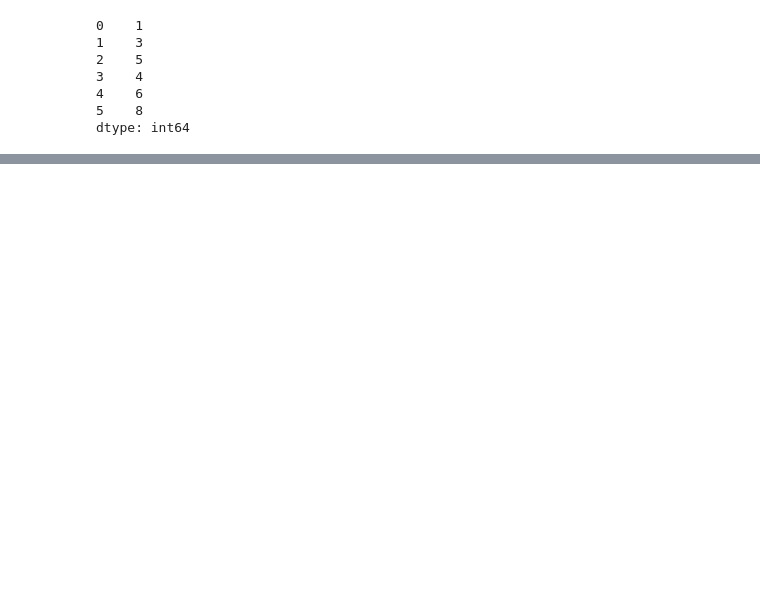
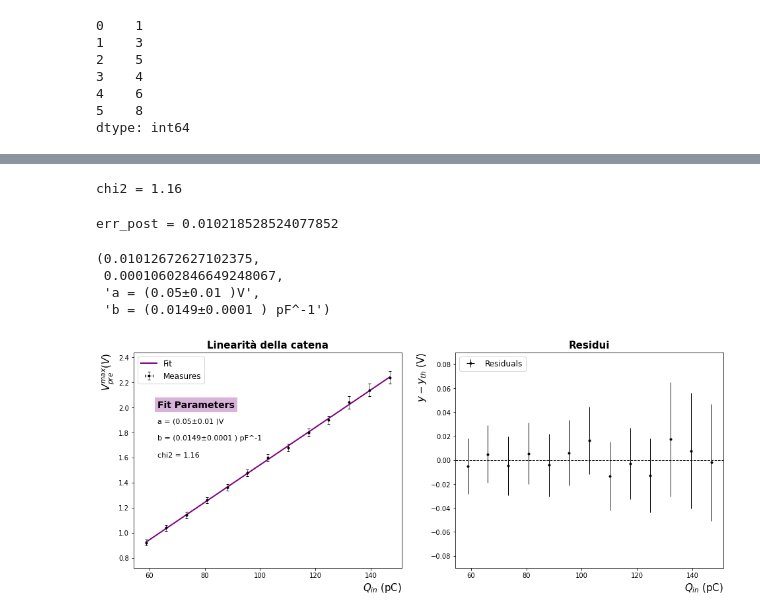
Before and after one commit to vanessacerrone/python_exercices, a Jupyter notebook: pandas.ipynb, the cells around one changed output, grey strips where cells are left out. Saved outputs shown, nothing was run; the diff lists cells and outputs as text; code cells hidden in the pictures; blank space fills up the shorter version.

```diff
--- a/pandas.ipynb
+++ b/pandas.ipynb
@@ -17,0 +79,73 @@ dtype: int64
+# %%
+# chi square
+chi = np.sum((res/data.erry)**2)
+chisq = 'chi2 = ' + format(chi, '1.2f')
+print(chisq)
+# %% [output]
+chi2 = 1.16
+# %%
+# errore a posteriori
+
+err_post_squared = np.sum(res**2) / (len(data) - len(par) )
+err_post = 'err_post = ' + format(np.sqrt(err_post_squared))
+print(err_post)
+# %% [output]
+err_post = 0.010218528524077852
+# %%
+# get fit parameters
+
+a = par[0]
+b = par[1]
+err = np.sqrt(np.diag(cov))
+err_a = err[0]
+err_b = err[1]
+
+a = 'a = (' + format(a,'1.2f') + '±' + format(err_a,'1.2f') + ' )V'
+
+b = 'b = (' + format(b, '1.4f') + '±' + format(err_b, '1.4f') + ' ) pF^-1'
+err_a, err_b, a,b
+# %% [output]
+(0.01012672627102375,
+ 0.00010602846649248067,
+ 'a = (0.05±0.01 )V',
+ 'b = (0.0149±0.0001 ) pF^-1')
+# %%
+
+fig = plt.figure(figsize=(16,6))
+ax1 = fig.add_subplot(1, 2, 1)
+ax2 = fig.add_subplot(1, 2, 2)
+
+par, cov = curve_fit(f = linfit, xdata = data.Qin, ydata = data.Vpremax, sigma = data.erry)
+
+ax1.errorbar(data.Qin, data.Vpremax, xerr=0, yerr=data.erry, marker = '.',
+             elinewidth=0.5, color = 'black', linewidth=0, capsize=2, label = 'Measures')
+ax1.plot(data.Qin, linfit(data.Qin, *par_lin), color = 'purple', linewidth = 2, label = 'Fit')
+
+y_max = data.Vpremax.max() + 0.2
+y_min = data.Vpremax.min() - 0.2
+
+ax1.set_xlabel('$Q_{in}$ (pC)', fontsize = 15, loc = 'right')
+ax1.set_ylabel('$V_{pre}^{max} (V)$', fontsize = 15, loc = 'top')
+
+ax1.set_ylim(bottom = y_min, top = y_max)
+ax1.set_title('Linearità della catena', fontsize = 15, fontweight = 800)
+ax1.legend(loc = 2 ,prop = {'size': 12}, ncol = 1)
+
+# calcolo i residui
+
+y_th = linfit(data.Qin, *par)
+res = data.Vpremax - y_th
+
+ax2.errorbar(data.Qin, res, xerr = 0, yerr = data.erry, marker = '.', linewidth = 0, elinewidth= 1 , color = 'black', label = 'Residuals')
+ax2.axhline(color = 'black', linewidth = 1, linestyle = '--')
+ax2.set_ylim( bottom = -0.09, top = 0.09)
+ax2.set_xlabel('$Q_{in}$ (pC)', fontsize = 15, loc = 'right')
+ax2.set_ylabel('$y - y_{th} $ (V)', fontsize = 15, loc = 'top')
+ax2.set_title('Residui', fontsize = 15, fontweight = 800)
+ax2.legend( loc = 2, prop = {'size': 12}, ncol = 1)
+
+ax1.text(63, 2, 'Fit Parameters', fontsize = 14, fontweight = 'bold', bbox=dict(facecolor='purple',edgecolor='none', alpha=0.3))
+ax1.text(63, 1.6, a + '\n' + b + '\n' + chisq, fontsize = 11, linespacing = 3 )
+plt.show()
+# %% [output]
+[figure, added]
```
Also changed, not shown: parts of 4 cells of this notebook, 1 other file.
